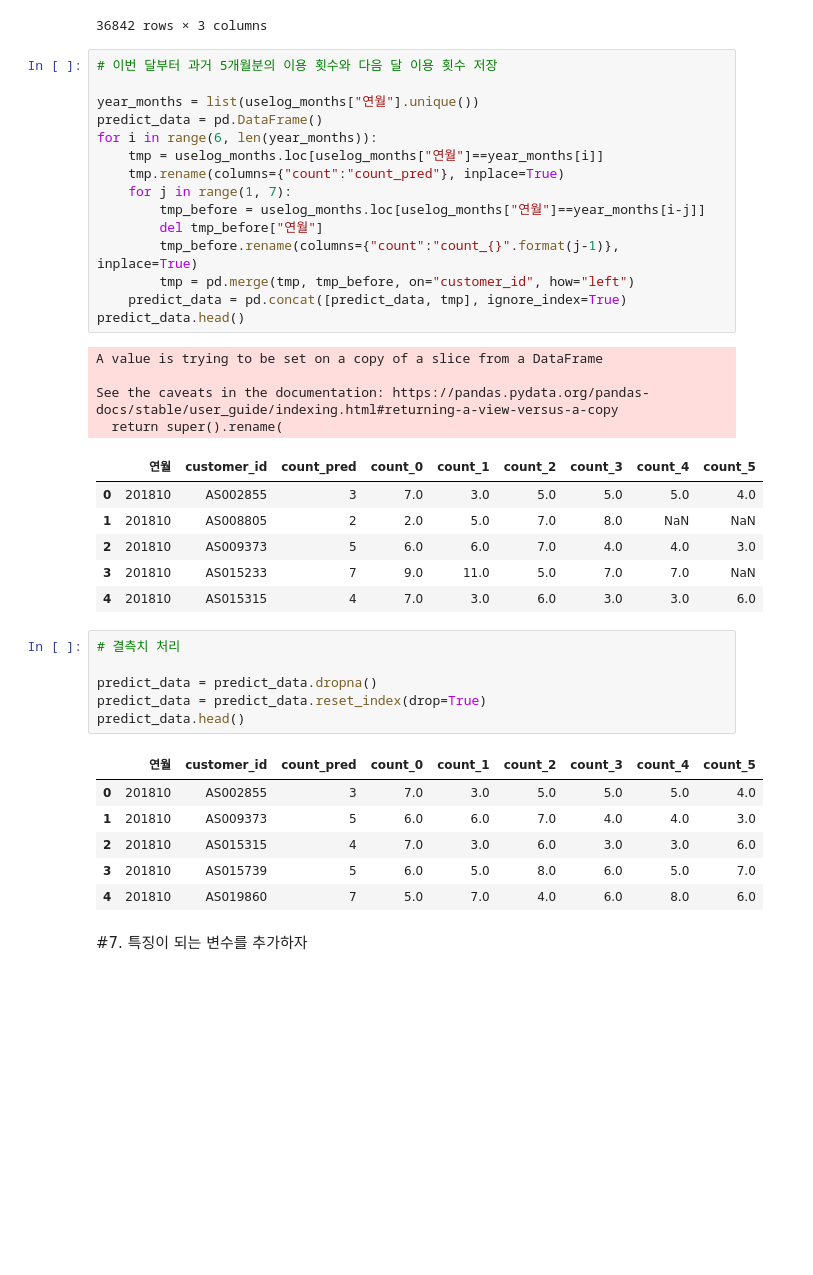
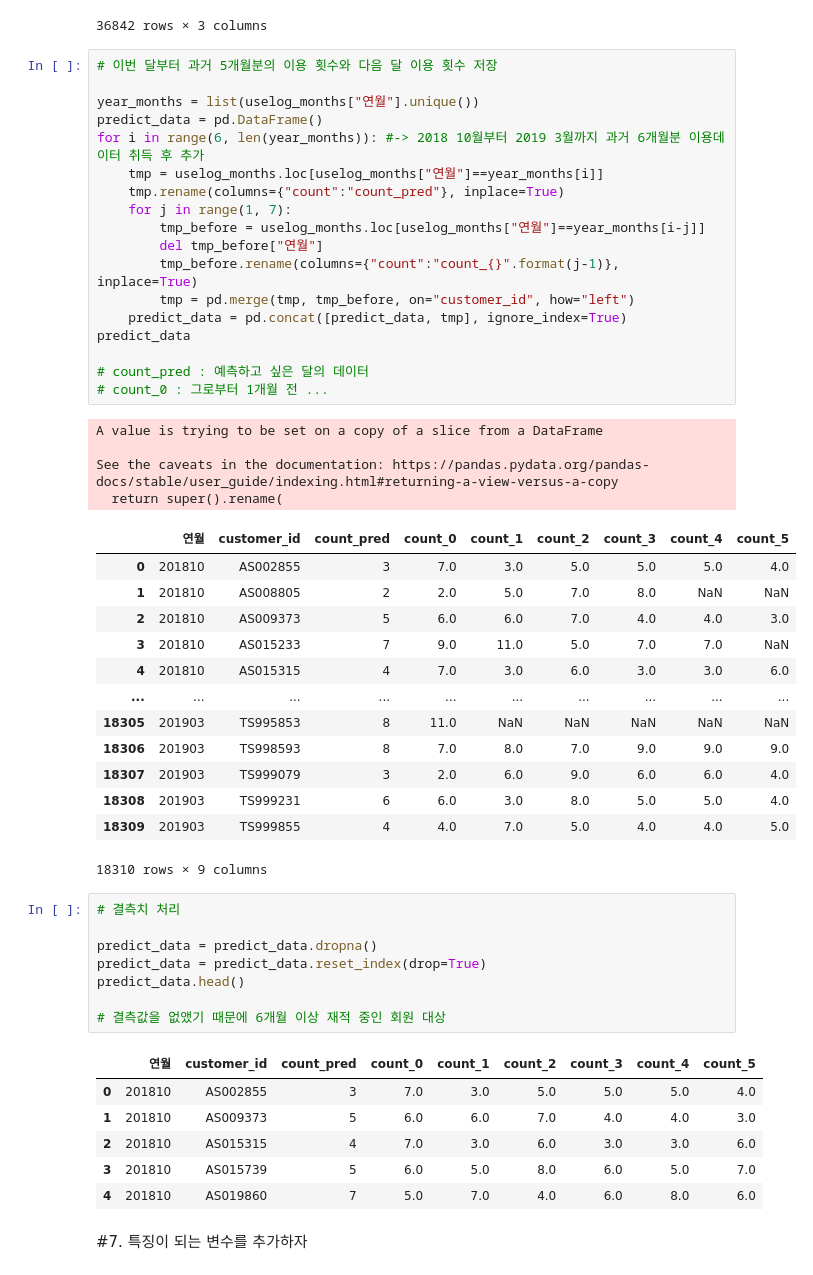
Before and after one commit to pevening/study_code, a Jupyter notebook: 데이터분석_스터디_4주차.ipynb, the cells around one changed output. Cells and saved outputs as stored; diff of their text form; blank space fills up the shorter version.

```diff
--- a/데이터분석_스터디_4주차.ipynb
+++ b/데이터분석_스터디_4주차.ipynb
@@ -212,35 +236,47 @@ uselog_months
 # %%
 # 이번 달부터 과거 5개월분의 이용 횟수와 다음 달 이용 횟수 저장
 
 year_months = list(uselog_months["연월"].unique())
 predict_data = pd.DataFrame()
-for i in range(6, len(year_months)):
+for i in range(6, len(year_months)): #-> 2018 10월부터 2019 3월까지 과거 6개월분 이용데이터 취득 후 추가
     tmp = uselog_months.loc[uselog_months["연월"]==year_months[i]]
     tmp.rename(columns={"count":"count_pred"}, inplace=True)
     for j in range(1, 7):
         tmp_before = uselog_months.loc[uselog_months["연월"]==year_months[i-j]]
         del tmp_before["연월"]
         tmp_before.rename(columns={"count":"count_{}".format(j-1)}, inplace=True)
         tmp = pd.merge(tmp, tmp_before, on="customer_id", how="left")
     predict_data = pd.concat([predict_data, tmp], ignore_index=True)
-predict_data.head()
+predict_data
+
+# count_pred : 예측하고 싶은 달의 데이터
+# count_0 : 그로부터 1개월 전 ...
 # %% [output]
 A value is trying to be set on a copy of a slice from a DataFrame
 
 See the caveats in the documentation: https://pandas.pydata.org/pandas-docs/stable/user_guide/indexing.html#returning-a-view-versus-a-copy
   return super().rename(
 |  | 연월 | customer_id | count_pred | count_0 | count_1 | count_2 | count_3 | count_4 | count_5 |
 | 0 | 201810 | AS002855 | 3 | 7.0 | 3.0 | 5.0 | 5.0 | 5.0 | 4.0 |
 | 1 | 201810 | AS008805 | 2 | 2.0 | 5.0 | 7.0 | 8.0 | NaN | NaN |
 | 2 | 201810 | AS009373 | 5 | 6.0 | 6.0 | 7.0 | 4.0 | 4.0 | 3.0 |
 | 3 | 201810 | AS015233 | 7 | 9.0 | 11.0 | 5.0 | 7.0 | 7.0 | NaN |
 | 4 | 201810 | AS015315 | 4 | 7.0 | 3.0 | 6.0 | 3.0 | 3.0 | 6.0 |
+| ... | ... | ... | ... | ... | ... | ... | ... | ... | ... |
+| 18305 | 201903 | TS995853 | 8 | 11.0 | NaN | NaN | NaN | NaN | NaN |
+| 18306 | 201903 | TS998593 | 8 | 7.0 | 8.0 | 7.0 | 9.0 | 9.0 | 9.0 |
+| 18307 | 201903 | TS999079 | 3 | 2.0 | 6.0 | 9.0 | 6.0 | 6.0 | 4.0 |
+| 18308 | 201903 | TS999231 | 6 | 6.0 | 3.0 | 8.0 | 5.0 | 5.0 | 4.0 |
+| 18309 | 201903 | TS999855 | 4 | 4.0 | 7.0 | 5.0 | 4.0 | 4.0 | 5.0 |
+18310 rows × 9 columns
 # %%
 # 결측치 처리
 
 predict_data = predict_data.dropna()
 predict_data = predict_data.reset_index(drop=True)
 predict_data.head()
+
+# 결측값을 없앴기 때문에 6개월 이상 재적 중인 회원 대상
 # %% [output]
 |  | 연월 | customer_id | count_pred | count_0 | count_1 | count_2 | count_3 | count_4 | count_5 |
 | 0 | 201810 | AS002855 | 3 | 7.0 | 3.0 | 5.0 | 5.0 | 5.0 | 4.0 |
```
Also changed, not shown: parts of 10 cells of this notebook.
